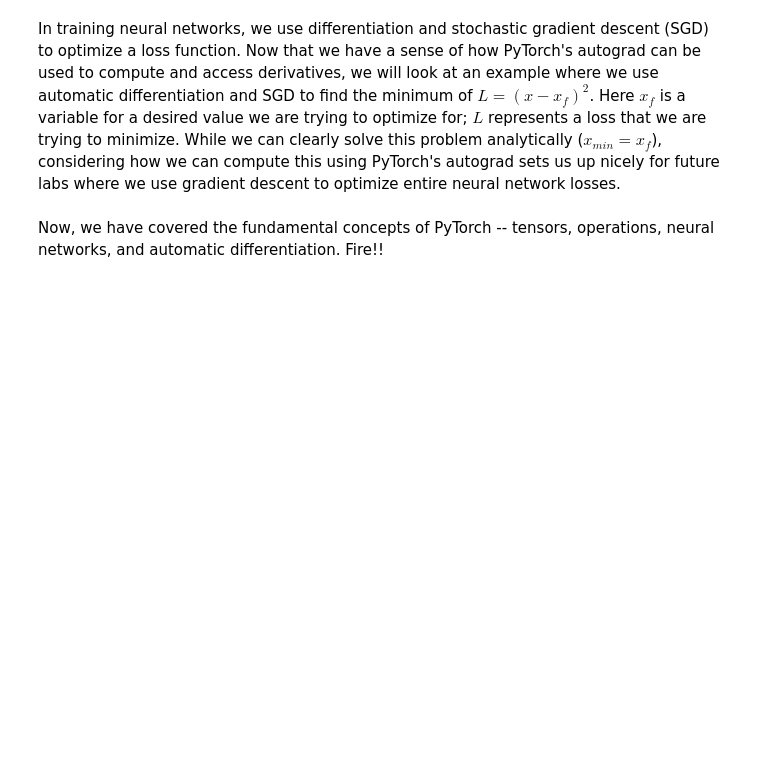
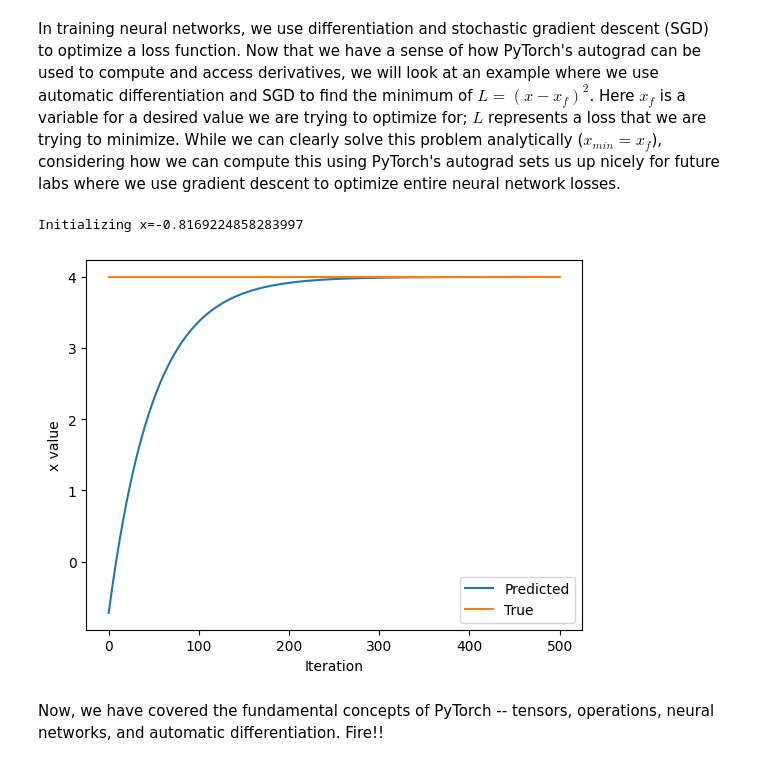
Before and after one commit to ashioyajotham/Daily-ML, a Jupyter notebook: Starter Notebooks/PT_Part1_Intro.ipynb, the cells around one changed output. Drawn from its saved outputs; the diff is of its cells as text; code cells hidden in the pictures; blank space fills up the shorter version.

```diff
--- a/Starter Notebooks/PT_Part1_Intro.ipynb
+++ b/Starter Notebooks/PT_Part1_Intro.ipynb
@@ -308,33 +352,37 @@ In training neural networks, we use differentiation and stochastic gradient desc
 x = torch.randn(1)
 print(f"Initializing x={x.item()}")
 
 learning_rate = 1e-2  # Learning rate
 history = []
 x_f = 4  # Target value
 
 
 # We will run gradient descent for a number of iterations. At each iteration, we compute the loss,
 #   compute the derivative of the loss with respect to x, and perform the update.
 for i in range(500):
     x = torch.tensor([x], requires_grad=True)
 
     # TODO: Compute the loss as the square of the difference between x and x_f
-    loss = # TODO
+    loss = (x - x_f) ** 2
 
     # Backpropagate through the loss to compute gradients
     loss.backward()
 
     # Update x with gradient descent
     x = x.item() - learning_rate * x.grad
 
     history.append(x.item())
 
 # Plot the evolution of x as we optimize toward x_f!
+import matplotlib.pyplot as plt
 plt.plot(history)
 plt.plot([0, 500], [x_f, x_f])
 plt.legend(('Predicted', 'True'))
 plt.xlabel('Iteration')
 plt.ylabel('x value')
 plt.show()
+# %% [output]
+Initializing x=-0.8169224858283997
+[figure, added]
 # %% [markdown]
 Now, we have covered the fundamental concepts of PyTorch -- tensors, operations, neural networks, and automatic differentiation. Fire!!
```
Also changed, not shown: parts of 19 cells of this notebook.
